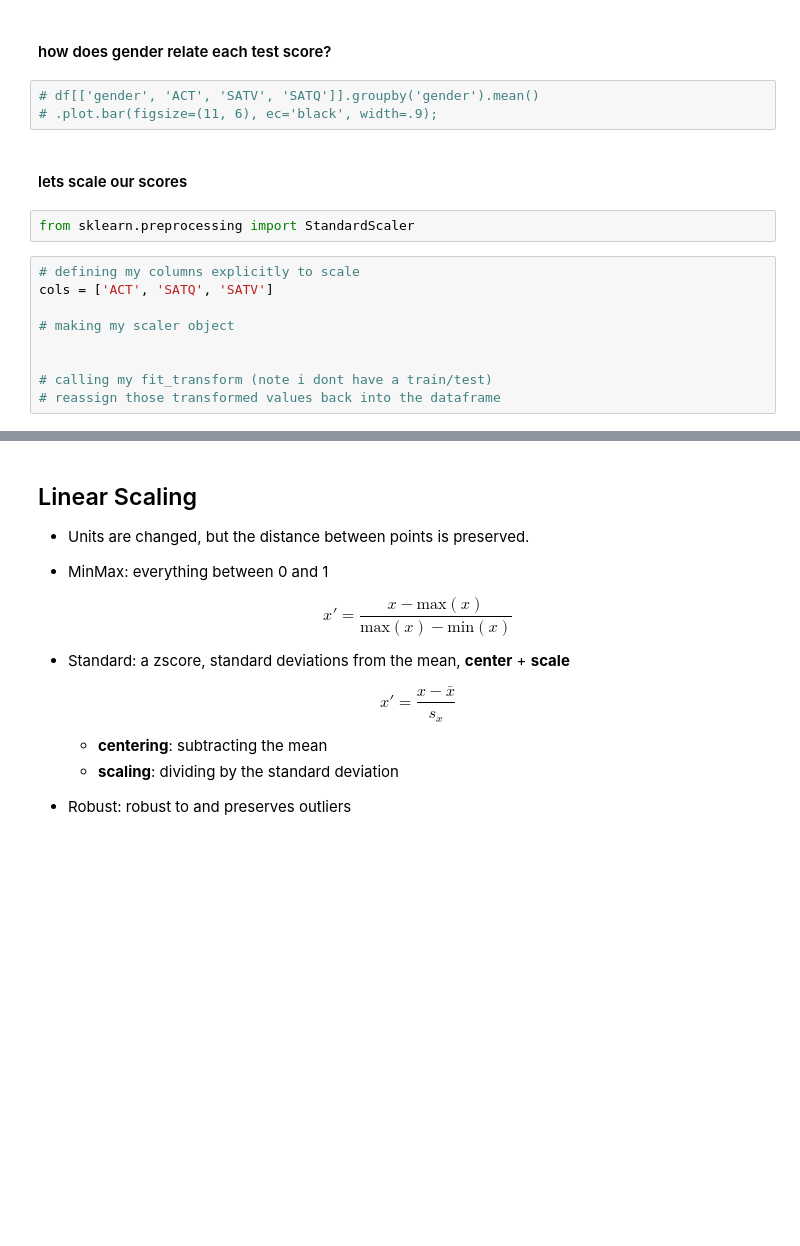
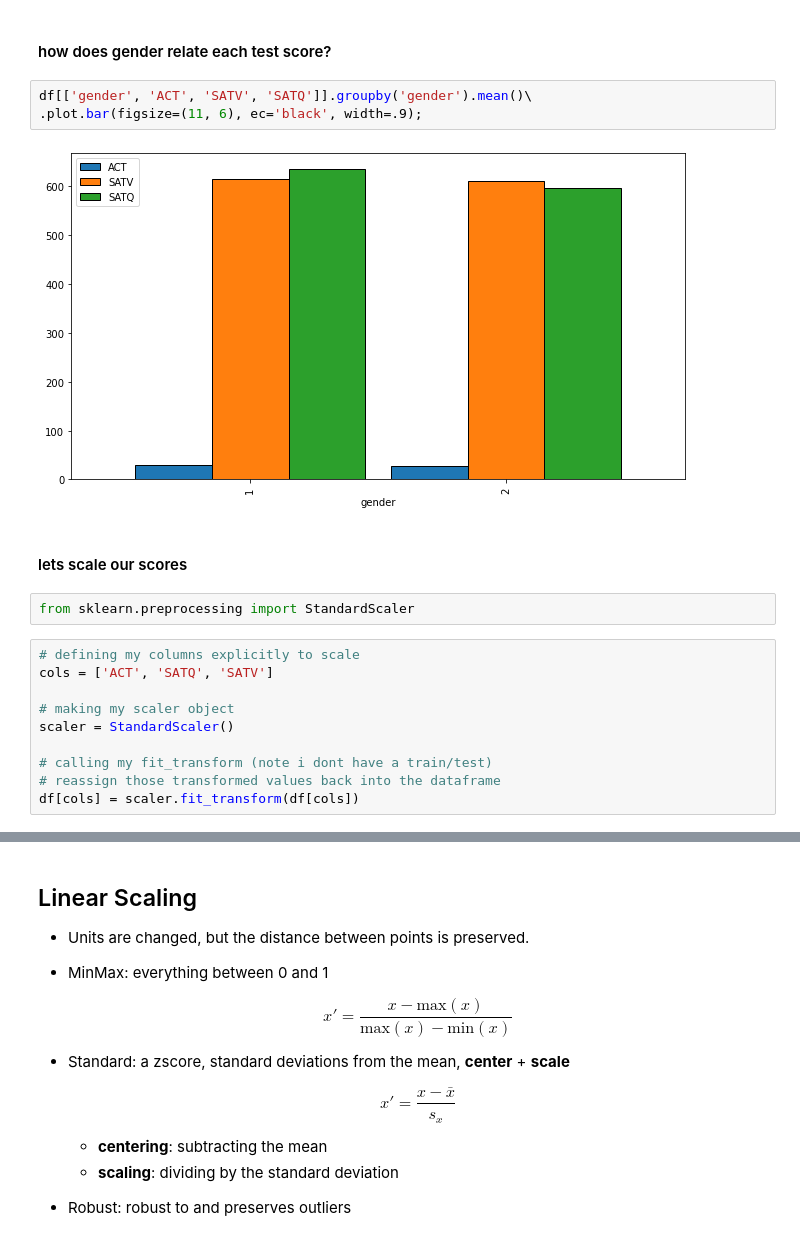
Before and after one commit to CodeupClassroom/pagel-regression, a Jupyter notebook: scaling_lesson.ipynb, the cells around one changed output, grey strips where cells are left out. Cells and saved outputs as stored; diff of their text form; blank space fills up the shorter version.

```diff
--- a/scaling_lesson.ipynb
+++ b/scaling_lesson.ipynb
@@ -126,18 +180,21 @@ df = pydataset.data('sat.act')
 # %% [markdown]
 #### how does gender relate each test score?
 # %%
-# df[['gender', 'ACT', 'SATV', 'SATQ']].groupby('gender').mean()
-# .plot.bar(figsize=(11, 6), ec='black', width=.9);
+df[['gender', 'ACT', 'SATV', 'SATQ']].groupby('gender').mean()\
+.plot.bar(figsize=(11, 6), ec='black', width=.9);
+# %% [output]
+[figure, added]
 # %% [markdown]
 #### lets scale our scores
-# %%
-from sklearn.preprocessing import StandardScaler
+# %%
+from sklearn.preprocessing import StandardScaler
 # %%
 # defining my columns explicitly to scale
 cols = ['ACT', 'SATQ', 'SATV']
 
 # making my scaler object
-
+scaler = StandardScaler()
 
 # calling my fit_transform (note i dont have a train/test)
 # reassign those transformed values back into the dataframe
+df[cols] = scaler.fit_transform(df[cols])
```
Also changed, not shown: parts of 30 cells of this notebook.
